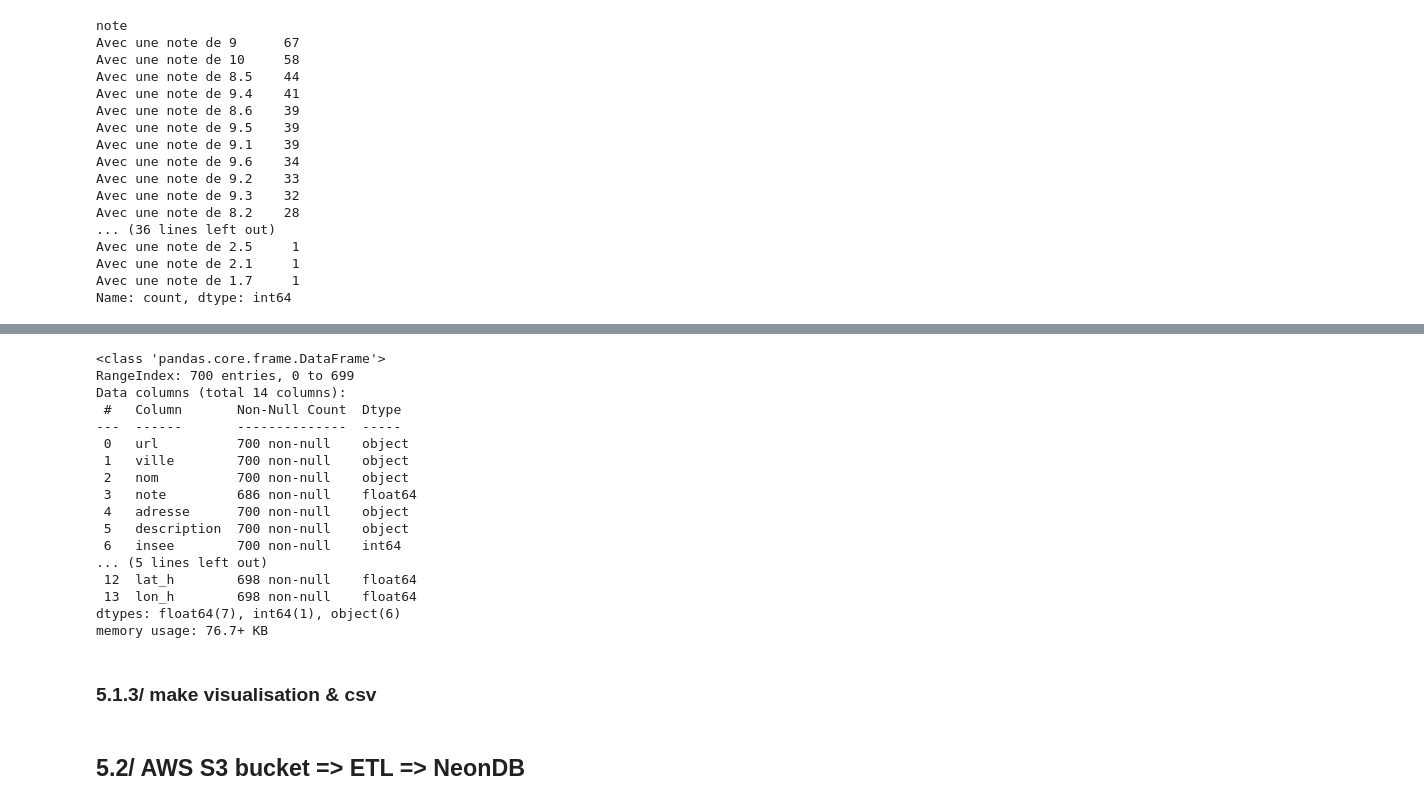
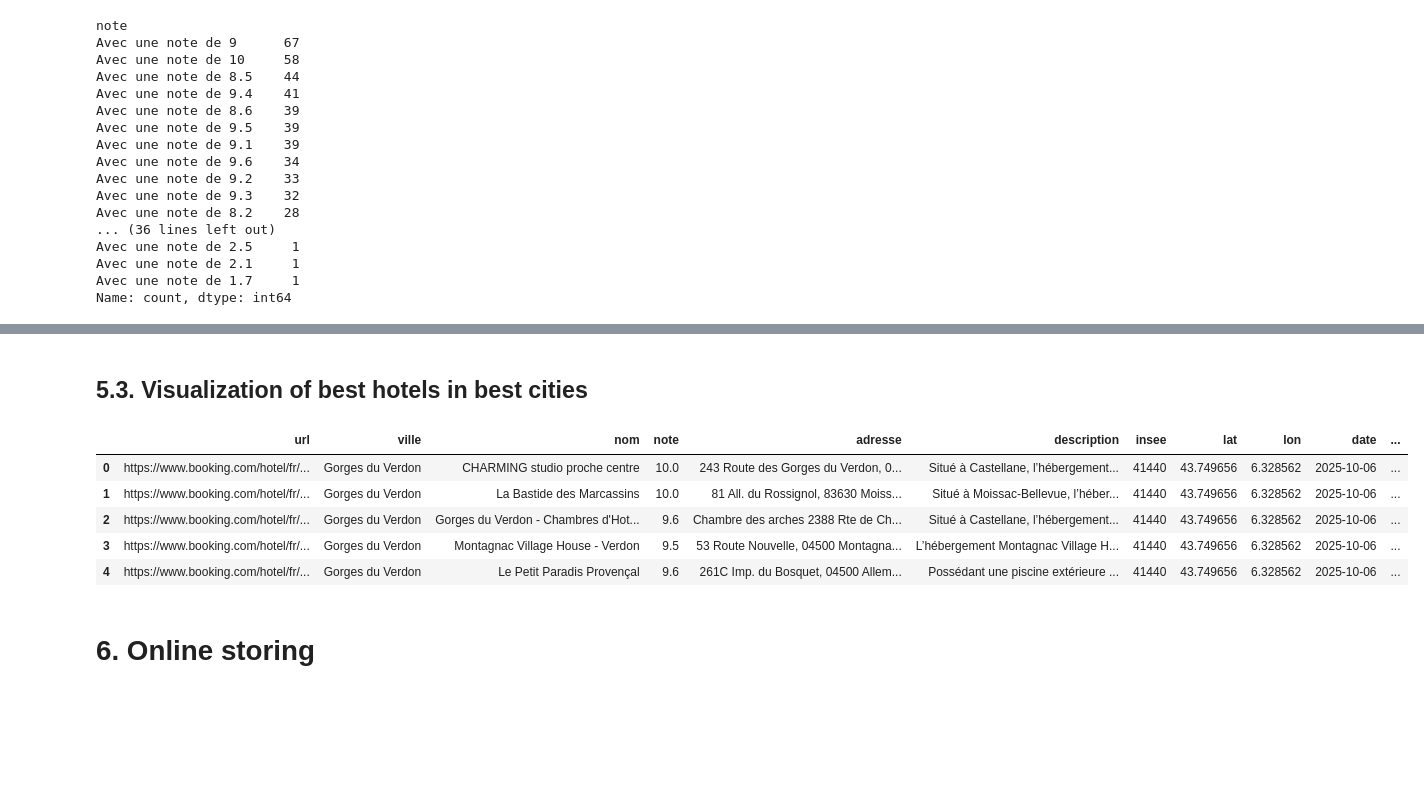
Before and after one commit to Ter0rra/02_Jedha_cdsd_bloc_1_kayak, a Jupyter notebook: Kayak_Project.ipynb, the cells around one changed output, grey strips where cells are left out. Cells and saved outputs as stored; diff of their text form; code cells hidden in the pictures; blank space fills up the shorter version.

```diff
--- a/Kayak_Project.ipynb
+++ b/Kayak_Project.ipynb
@@ -1121,22 +519,0 @@ df
-# %%
-df.info()
-# %% [output]
-<class 'pandas.core.frame.DataFrame'>
-RangeIndex: 700 entries, 0 to 699
-Data columns (total 14 columns):
- #   Column       Non-Null Count  Dtype
----  ------       --------------  -----
- 0   url          700 non-null    object
- 1   ville        700 non-null    object
- 2   nom          700 non-null    object
- 3   note         686 non-null    float64
- 4   adresse      700 non-null    object
- 5   description  700 non-null    object
- 6   insee        700 non-null    int64
-... (5 lines left out)
- 12  lat_h        698 non-null    float64
- 13  lon_h        698 non-null    float64
-dtypes: float64(7), int64(1), object(6)
-memory usage: 76.7+ KB
-# %% [markdown]
-### 5.1.3/ make visualisation & csv
@@ -1143 +522,13 @@ memory usage: 76.7+ KB
+# %% [markdown]
+## 5.3. Visualization of best hotels in best cities
+# %%
+df = pd.read_csv("data/hotels_info.csv")
+df.head()
+# %% [output]
+|  | url | ville | nom | note | adresse | description | insee | lat | lon | date | ... |
+| 0 | https://www.booking.com/hotel/fr/... | Gorges du Verdon | CHARMING studio proche centre | 10.0 | 243 Route des Gorges du Verdon, 0... | Situé à Castellane, l’hébergement... | 41440 | 43.749656 | 6.328562 | 2025-10-06 | ... |
+| 1 | https://www.booking.com/hotel/fr/... | Gorges du Verdon | La Bastide des Marcassins | 10.0 | 81 All. du Rossignol, 83630 Moiss... | Situé à Moissac-Bellevue, l’héber... | 41440 | 43.749656 | 6.328562 | 2025-10-06 | ... |
+| 2 | https://www.booking.com/hotel/fr/... | Gorges du Verdon | Gorges du Verdon - Chambres d'Hot... | 9.6 | Chambre des arches 2388 Rte de Ch... | Situé à Castellane, l’hébergement... | 41440 | 43.749656 | 6.328562 | 2025-10-06 | ... |
+| 3 | https://www.booking.com/hotel/fr/... | Gorges du Verdon | Montagnac Village House - Verdon | 9.5 | 53 Route Nouvelle, 04500 Montagna... | L’hébergement Montagnac Village H... | 41440 | 43.749656 | 6.328562 | 2025-10-06 | ... |
+| 4 | https://www.booking.com/hotel/fr/... | Gorges du Verdon | Le Petit Paradis Provençal | 9.6 | 261C Imp. du Bosquet, 04500 Allem... | Possédant une piscine extérieure ... | 41440 | 43.749656 | 6.328562 | 2025-10-06 | ... |
 # %%
@@ -1167,3 +543,3 @@ fig.show()
-# %% [markdown]
-## 5.2/ AWS S3 bucket => ETL => NeonDB
+# %% [markdown]
+# 6. Online storing
 # %% [markdown]
```
Also changed, not shown: parts of 158 cells of this notebook.
